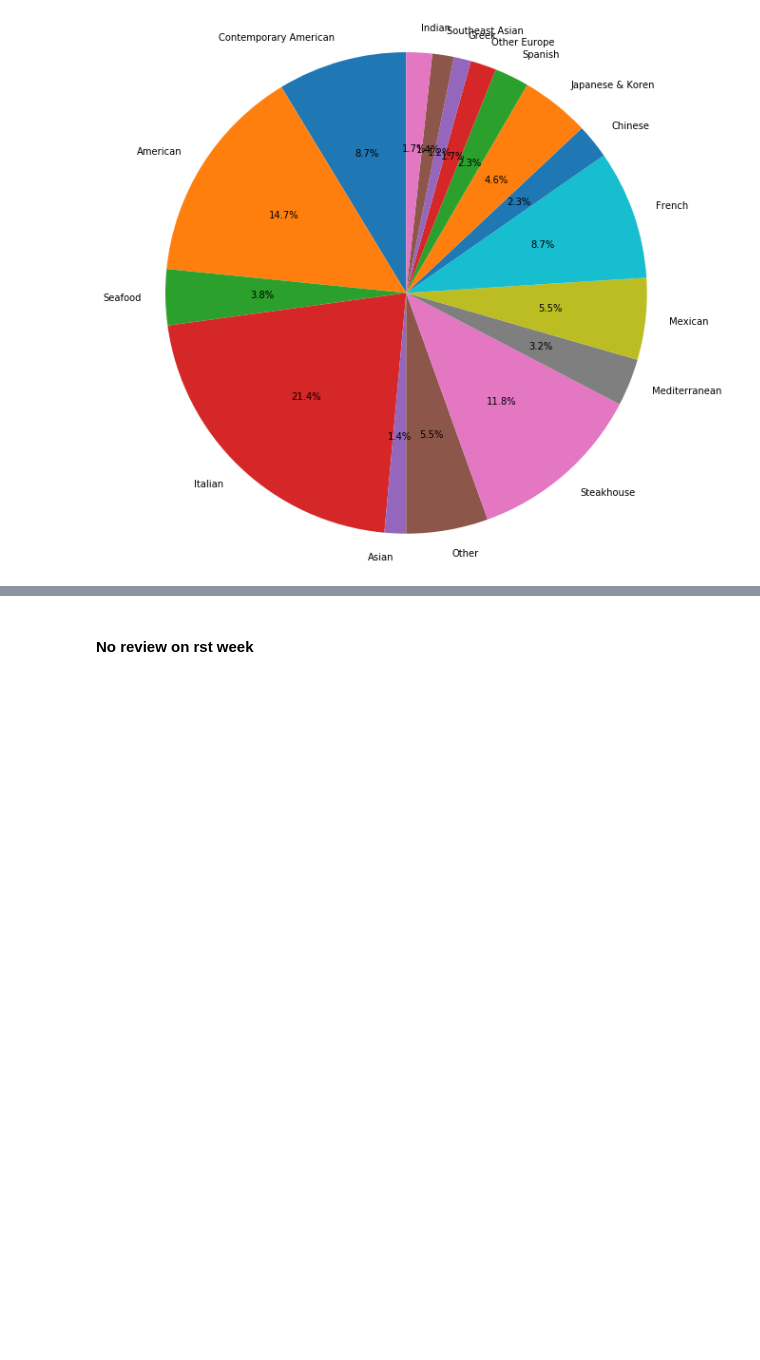
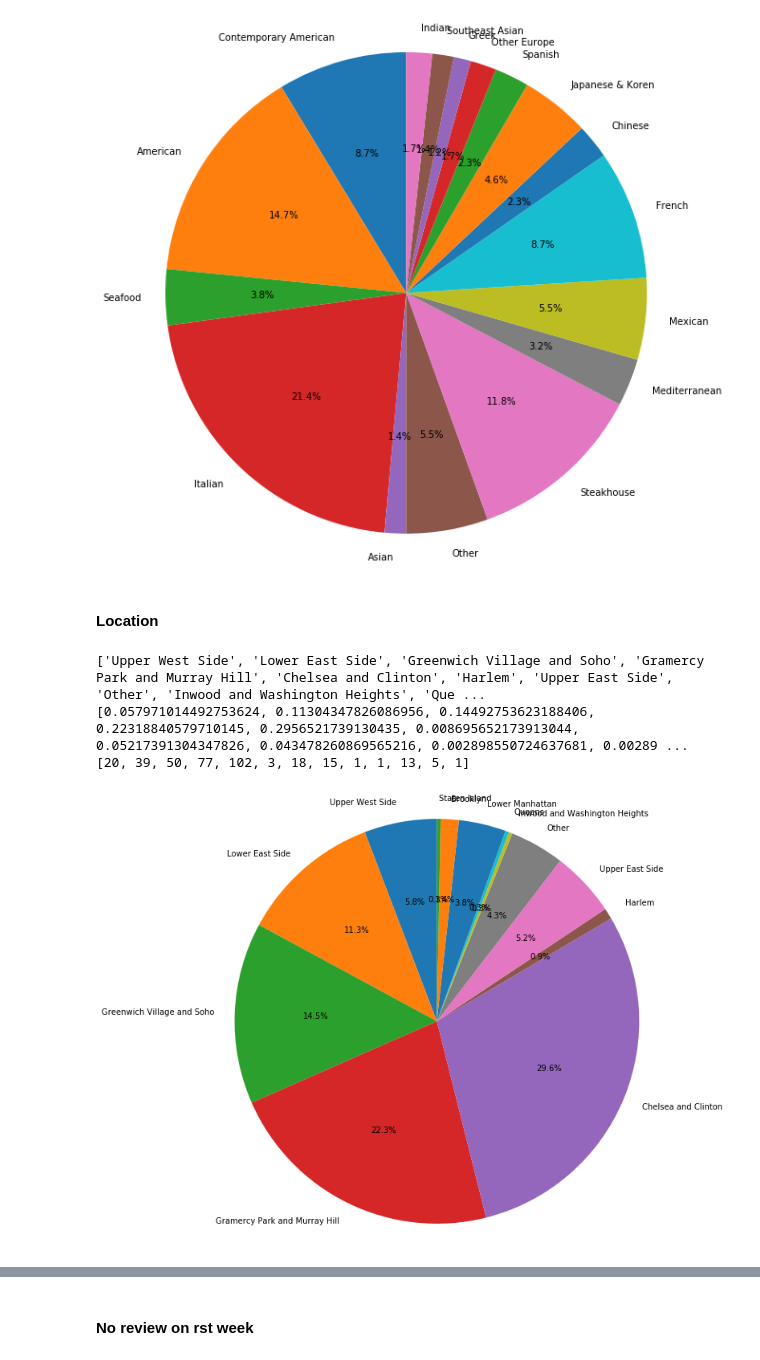
Before and after one commit to ctc316/NYC_RstWeek, a Jupyter notebook: analysis.ipynb, the cells around one changed output, grey strips where cells are left out. Drawn from its saved outputs; the diff is of its cells as text; code cells hidden in the pictures; blank space fills up the shorter version.

```diff
--- a/analysis.ipynb
+++ b/analysis.ipynb
@@ -233,3 +270,20 @@ ax.axis('equal')  # Equal aspect ratio ensures that pie is drawn as a circle.
 plt.show()
 # %% [output]
 [figure]
+# %% [markdown]
+#### Location
+# %%
+labels, ratios, counts = getRatios(analysis, 'district')
+print(labels)
+print(ratios)
+print(counts)
+fig, ax = plt.subplots(figsize=[10, 10])
+ax.pie(ratios, labels=labels, autopct='%1.1f%%',
+        shadow=False, startangle=90)
+ax.axis('equal')  # Equal aspect ratio ensures that pie is drawn as a circle.
+plt.show()
+# %% [output]
+['Upper West Side', 'Lower East Side', 'Greenwich Village and Soho', 'Gramercy Park and Murray Hill', 'Chelsea and Clinton', 'Harlem', 'Upper East Side', 'Other', 'Inwood and Washington Heights', 'Que ...
+[0.057971014492753624, 0.11304347826086956, 0.14492753623188406, 0.22318840579710145, 0.2956521739130435, 0.008695652173913044, 0.05217391304347826, 0.043478260869565216, 0.002898550724637681, 0.00289 ...
+[20, 39, 50, 77, 102, 3, 18, 15, 1, 1, 13, 5, 1]
+[figure, added]
```
Also changed, not shown: parts of 72 cells of this notebook, 1 other file.
